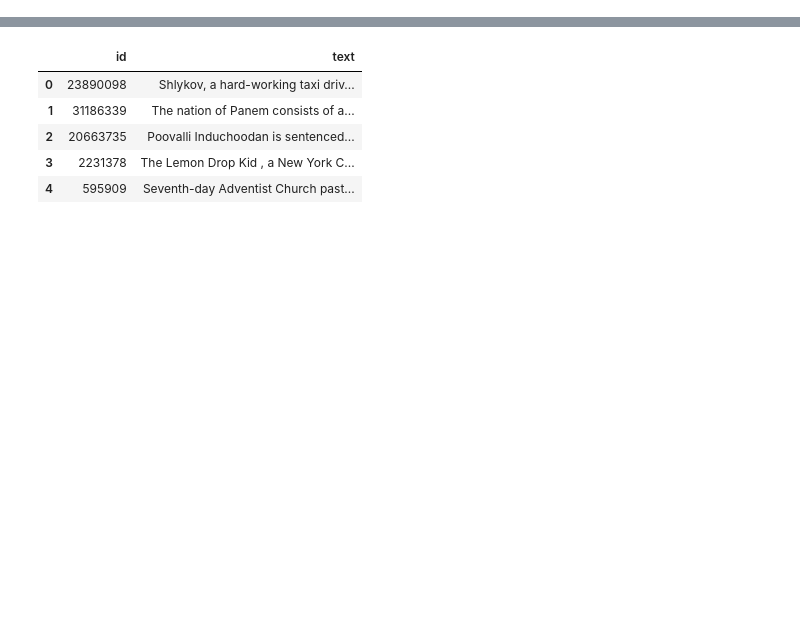
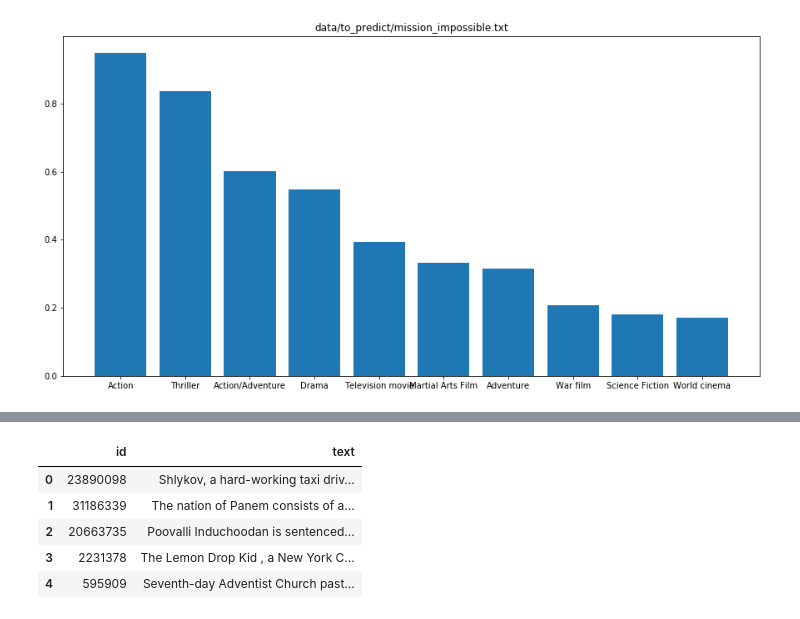
Before and after one commit to danny-tdoan/movie-synopsis-to-genre, a Jupyter notebook: Movie Synopsis to Genre.ipynb, the cells around one changed output, grey strips where cells are left out. Drawn from its saved outputs; the diff is of its cells as text; code cells hidden in the pictures; blank space fills up the shorter version.

Commit message:
improve the model

```diff
--- a/Movie Synopsis to Genre.ipynb
+++ b/Movie Synopsis to Genre.ipynb
@@ -2,0 +7,5 @@ First read the movies' synopsis and genre
+# %%
+# Predict Mission Impossible: Action, Thriller, Adventure, Crime Fiction
+predict_movie_genre(model_multi,'data/to_predict/mission_impossible.txt',genres_np,True,10)
+# %% [output]
+[figure, added]
```
Also changed, not shown: parts of 31 cells of this notebook.
